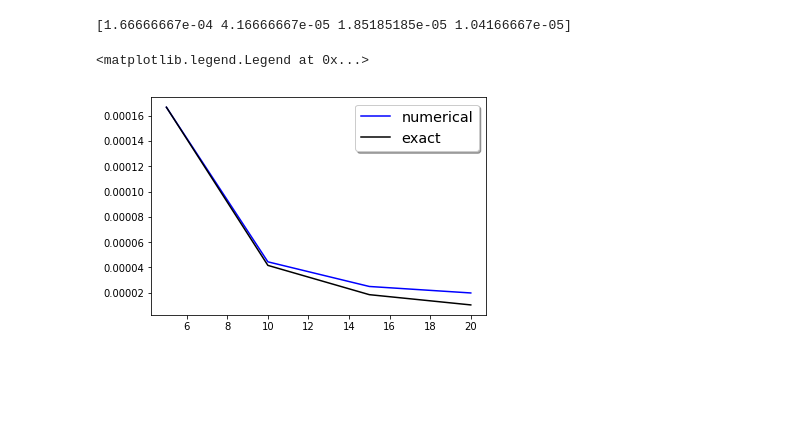
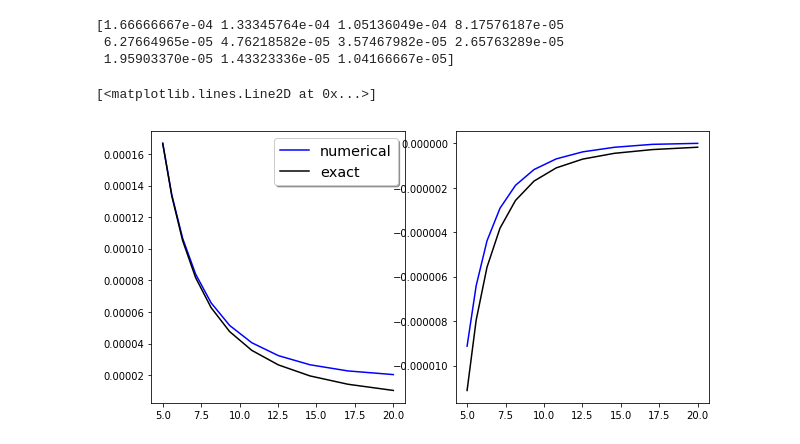
Before and after one commit to ARUN-PRAKASH-95/NFEM-PROJECT, a Jupyter notebook: jupyter_files/Project1.ipynb, the cells around one changed output. Cells and saved outputs as stored; diff of their text form; code cells hidden in the pictures; blank space fills up the shorter version.

```diff
--- a/jupyter_files/Project1.ipynb
+++ b/jupyter_files/Project1.ipynb
@@ -127,11 +122,17 @@ while np.linalg.norm(delta_u)>(0.005*np.linalg.norm(Reduced_displacement)):
 # %%
 u_elastic = ((Inner_radius)**3*(-volumetric_strain)*tau)/(3*(coordinate)**2)
+sigma_rr_el = (-2*(E*tau*-volumetric_strain)*Inner_radius**3)/(3*(1+poissons_ratio)*(coordinate**3))
 print(u_elastic)
-fig,ax = plt.subplots()
-ax.plot(coordinate,Global_displacement,'b',label='numerical')
-ax.plot(coordinate,u_elastic,'k',label='exact')
-ax.legend(loc='upper right', shadow=True, fontsize='x-large')
+fig,ax = plt.subplots(ncols=2,figsize=(10,5))
+ax[0].plot(coordinate,Global_displacement,'b',label='numerical')
+ax[0].plot(coordinate,u_elastic,'k',label='exact')
+ax[0].legend(loc='upper right', shadow=True, fontsize='x-large')
+ax[1].plot(coordinate,stress,'b',label='numerical')
+ax[1].plot(coordinate,sigma_rr_el,'k',label='exact')
+#ax[1].legend(loc='upper right', shadow=True, fontsize='x-large')
 # %% [output]
-[1.66666667e-04 4.16666667e-05 1.85185185e-05 1.04166667e-05]
+[1.66666667e-04 1.33345764e-04 1.05136049e-04 8.17576187e-05
+ 6.27664965e-05 4.76218582e-05 3.57467982e-05 2.65763289e-05
+ 1.95903370e-05 1.43323336e-05 1.04166667e-05]
-<matplotlib.legend.Legend at 0x...>
+[<matplotlib.lines.Line2D at 0x...>]
-[figure, old version]
+[figure, new version]
```
Also changed, not shown: parts of 1 cell of this notebook, 20 other files.
